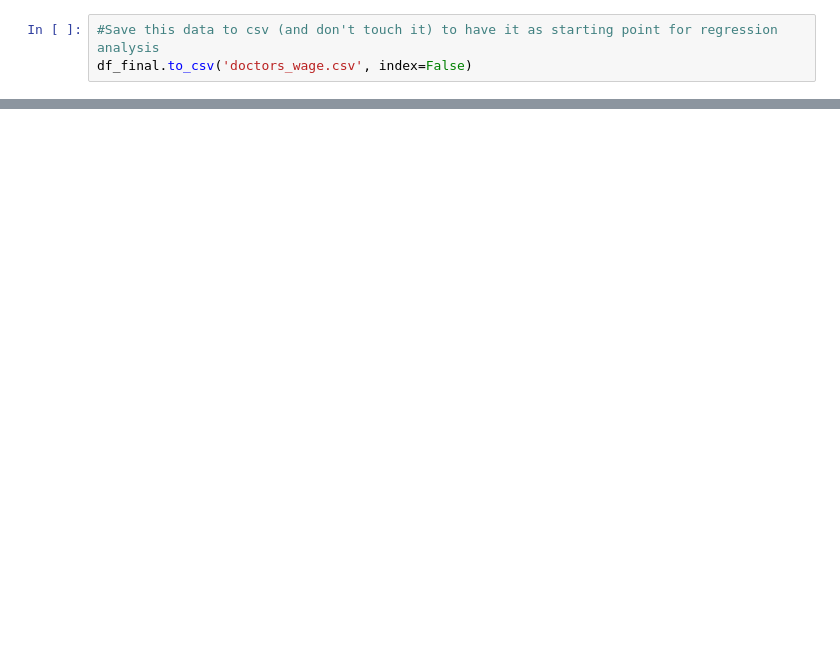
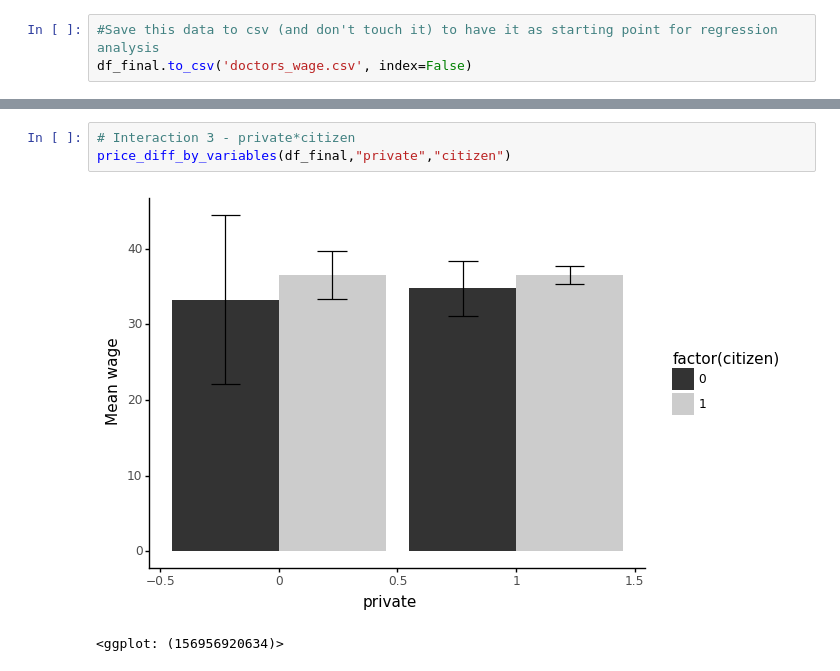
Before and after one commit to pilipentseva/predictions, a Jupyter notebook: Predictions.HW1.ipynb, the cells around one changed output, grey strips where cells are left out. Drawn from its saved outputs; the diff is of its cells as text; blank space fills up the shorter version.

```diff
--- a/Predictions.HW1.ipynb
+++ b/Predictions.HW1.ipynb
@@ -325,0 +459,6 @@ df_final.to_csv('doctors_wage.csv', index=False)
+# %%
+# Interaction 3 - private*citizen
+price_diff_by_variables(df_final,"private","citizen")
+# %% [output]
+[figure, added]
+<ggplot: (156956920634)>
```
Also changed, not shown: parts of 18 cells of this notebook.
